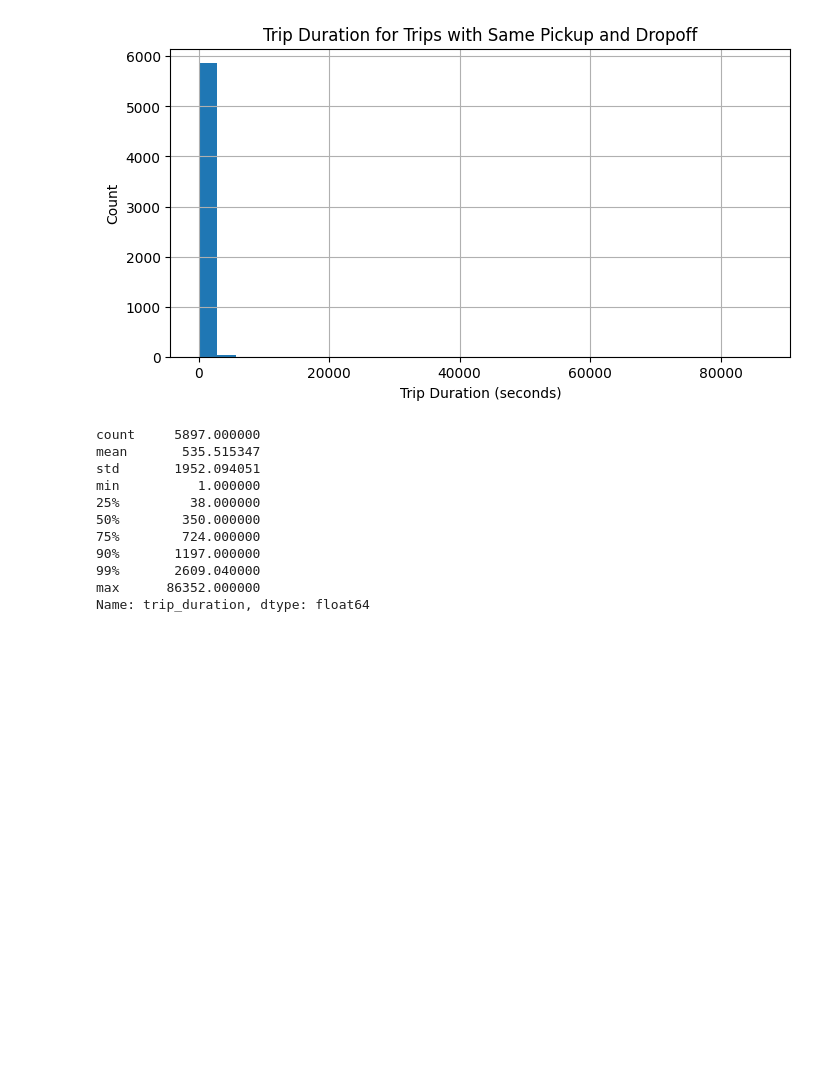
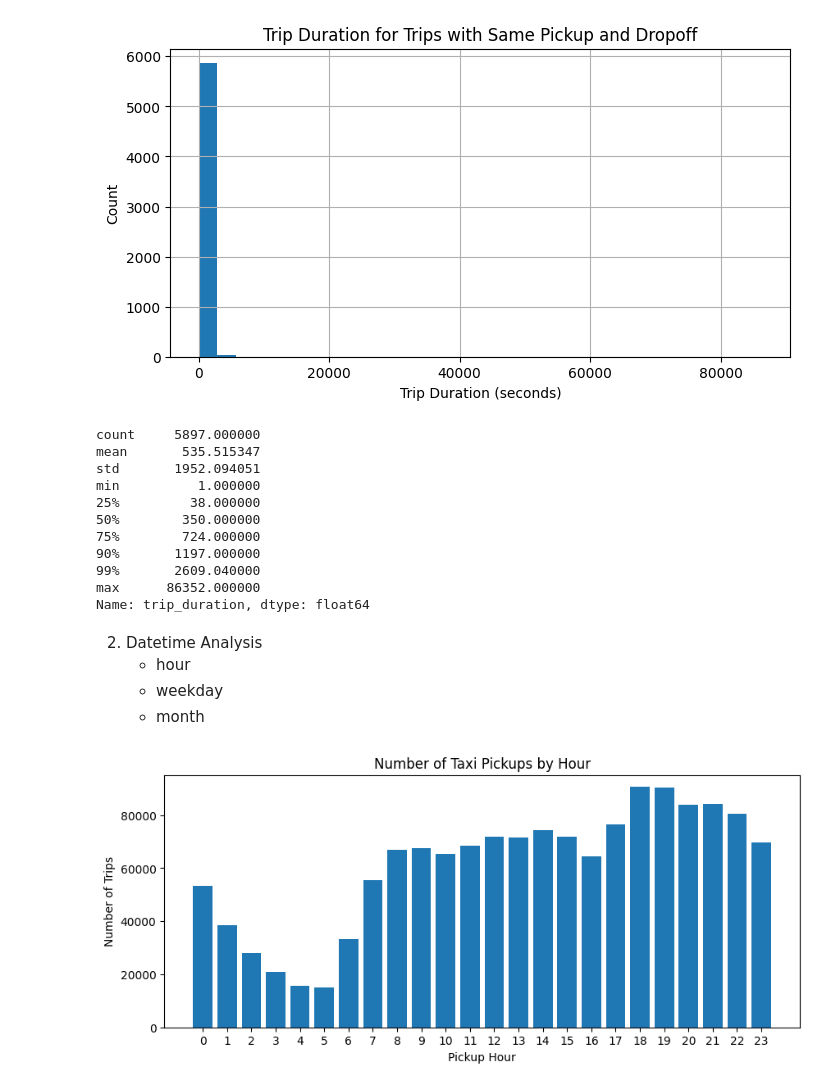
Before and after one commit to claricemottet/kaggle_NYC_taxi_times, a Jupyter notebook: exploratory_notebooks/data_exploration.ipynb, the cells around one changed output. Cells and saved outputs as stored; diff of their text form; code cells hidden in the pictures; blank space fills up the shorter version.

Commit message:
completed exploratory data analysis of hour, day of week, month on trip duration

```diff
--- a/exploratory_notebooks/data_exploration.ipynb
+++ b/exploratory_notebooks/data_exploration.ipynb
@@ -569,3 +574,55 @@ min          1.000000
 99%       2609.040000
 max      86352.000000
 Name: trip_duration, dtype: float64
+# %% [markdown]
+2. Datetime Analysis
+   - hour
+   - weekday
+   - month
+# %%
+#create hour, weekday and month cyclical variables
+
+def convert_hour(df_, col_):
+    df_["hour_"+col_] = df_[col_].dt.hour
+    df_["hour_sin_"+col_] = np.sin(2 * np.pi * df_["hour_"+col_] / 24)
+    df_["hour_cos_"+col_] = np.cos(2 * np.pi * df_["hour_"+col_] / 24)
+    return df_
+
+def convert_day_of_week(df_, col_):
+    df_["dow_"+col_] = df_[col_].dt.dayofweek
+    df_["dow_sin"+col_] = np.sin(2*np.pi*df_["dow_"+col_]/7)
+    df_["dow_cos"+col_] = np.cos(2*np.pi*df_["dow_"+col_]/7)
+    return df_
+
+def convert_month(df_, col_):
+    df_["month_"+col_] = df_[col_].dt.month
+    df_["month_sin"+col_] = np.sin(2*np.pi*df_["month_"+col_]/12)
+    df_["month_cos"+col_] = np.cos(2*np.pi*df_["month_"+col_]/12)
+    return df_
+
+df_train = convert_hour(df_train, "pickup_datetime")
+df_train = convert_day_of_week(df_train, "pickup_datetime")
+df_train = convert_month(df_train, "pickup_datetime")
+# %%
+#histogram of time of day
+
+import matplotlib.pyplot as plt
+
+hour_counts = (
+    df_train["hour_pickup_datetime"]
+    .value_counts()
+    .sort_index()
+)
+
+plt.figure(figsize=(10, 4))
+
+plt.bar(hour_counts.index, hour_counts.values)
+
+plt.xticks(range(24))
+plt.xlabel("Pickup Hour")
+plt.ylabel("Number of Trips")
+plt.title("Number of Taxi Pickups by Hour")
+
+plt.show()
+# %% [output]
+[figure, added]
```
Also changed, not shown: parts of 5 cells of this notebook, 1 other file.
